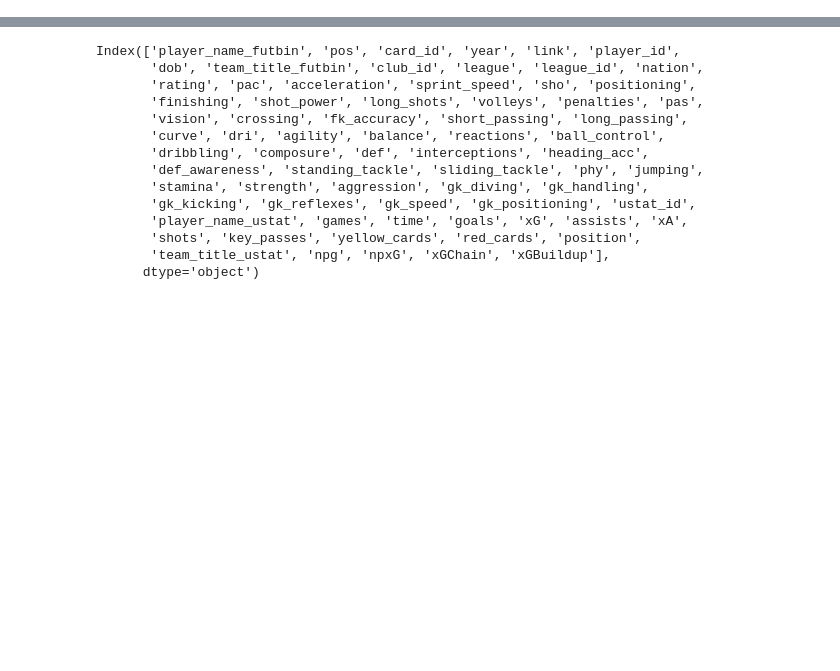
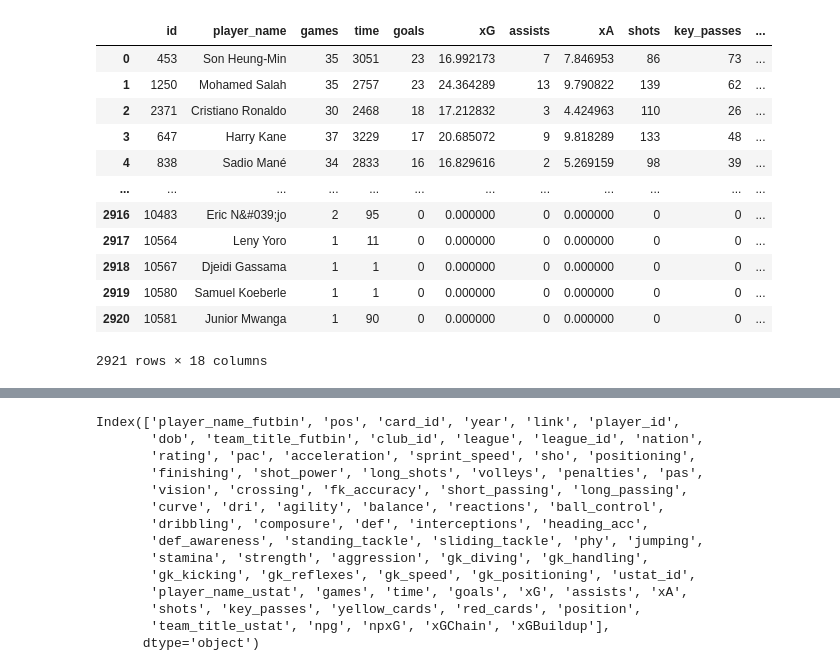
Before and after one commit to BilalMukhtar/FIFA-Rating-Predictor, a Jupyter notebook: futbin_understat_combo.ipynb, the cells around one changed output, grey strips where cells are left out. Drawn from its saved outputs; the diff is of its cells as text; code cells hidden in the pictures; blank space fills up the shorter version.

```diff
--- a/futbin_understat_combo.ipynb
+++ b/futbin_understat_combo.ipynb
@@ -8,4 +10,20 @@ futbin = futbin.rename(columns={"name": "player_name", "club": "team_title"})
 # %%
 ustat.team_title = ustat.team_title.str.split(',')
 ustat = ustat.explode('team_title').reset_index(drop=True)
+# %%
+ustat
+# %% [output]
+|  | id | player_name | games | time | goals | xG | assists | xA | shots | key_passes | ... |
+| 0 | 453 | Son Heung-Min | 35 | 3051 | 23 | 16.992173 | 7 | 7.846953 | 86 | 73 | ... |
+| 1 | 1250 | Mohamed Salah | 35 | 2757 | 23 | 24.364289 | 13 | 9.790822 | 139 | 62 | ... |
+| 2 | 2371 | Cristiano Ronaldo | 30 | 2468 | 18 | 17.212832 | 3 | 4.424963 | 110 | 26 | ... |
+| 3 | 647 | Harry Kane | 37 | 3229 | 17 | 20.685072 | 9 | 9.818289 | 133 | 48 | ... |
+| 4 | 838 | Sadio Mané | 34 | 2833 | 16 | 16.829616 | 2 | 5.269159 | 98 | 39 | ... |
+| ... | ... | ... | ... | ... | ... | ... | ... | ... | ... | ... | ... |
+| 2916 | 10483 | Eric N&#039;jo | 2 | 95 | 0 | 0.000000 | 0 | 0.000000 | 0 | 0 | ... |
+| 2917 | 10564 | Leny Yoro | 1 | 11 | 0 | 0.000000 | 0 | 0.000000 | 0 | 0 | ... |
+| 2918 | 10567 | Djeidi Gassama | 1 | 1 | 0 | 0.000000 | 0 | 0.000000 | 0 | 0 | ... |
+| 2919 | 10580 | Samuel Koeberle | 1 | 1 | 0 | 0.000000 | 0 | 0.000000 | 0 | 0 | ... |
+| 2920 | 10581 | Junior Mwanga | 1 | 90 | 0 | 0.000000 | 0 | 0.000000 | 0 | 0 | ... |
+2921 rows × 18 columns
 # %%
```
Also changed, not shown: parts of 6 cells of this notebook, 29 other files.
